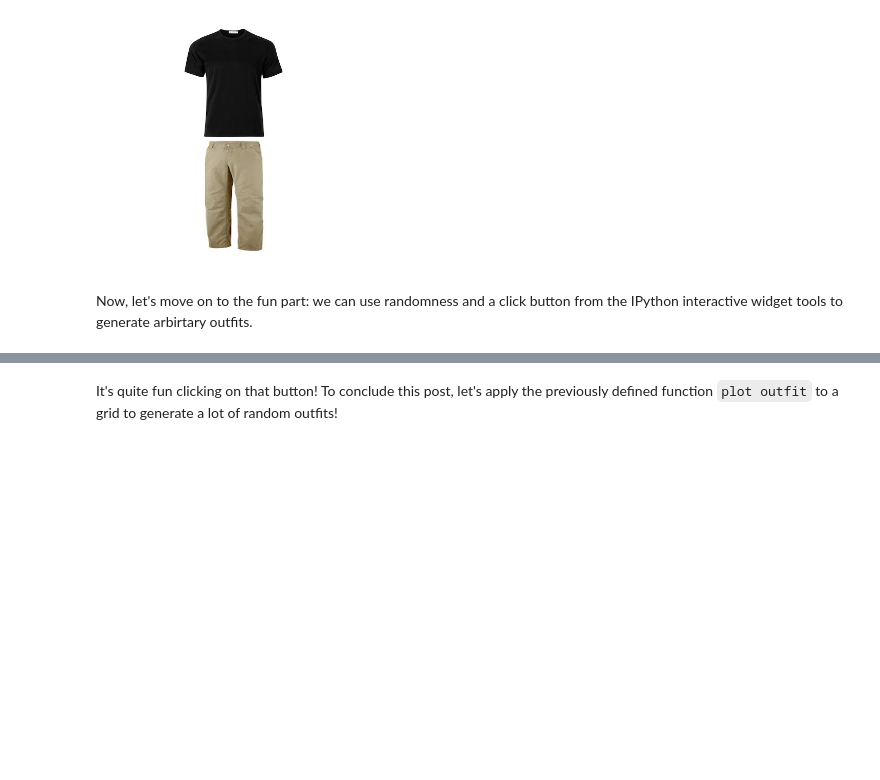
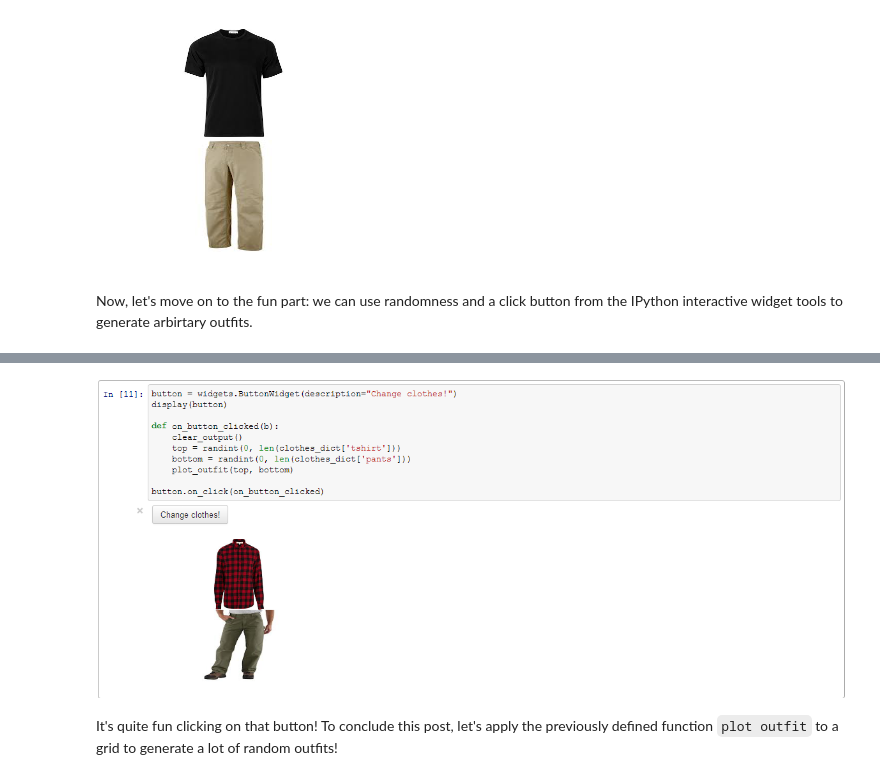
Before and after one commit to flothesof/posts, a Jupyter notebook: 20140701_ClothesGeneration.ipynb, the cells around one changed output, grey strips where cells are left out. Drawn from its saved outputs; the diff is of its cells as text; code cells hidden in the pictures; blank space fills up the shorter version.

Commit message:
corrected clothes

```diff
--- a/20140701_ClothesGeneration.ipynb
+++ b/20140701_ClothesGeneration.ipynb
@@ -82,3 +80,8 @@ Unfortunately, the interactive part is not displayed in the IPython Notebook sta
+# %%
+from IPython.display import Image
+Image(filename='files/clothes_interactive.PNG')
+# %% [output]
+[figure, added]
 # %% [markdown]
 It's quite fun clicking on that button!
 To conclude this post, let's apply the previously defined function `plot outfit` to a grid to generate a lot of random outfits!
```
Also changed, not shown: parts of 1 cell of this notebook.
